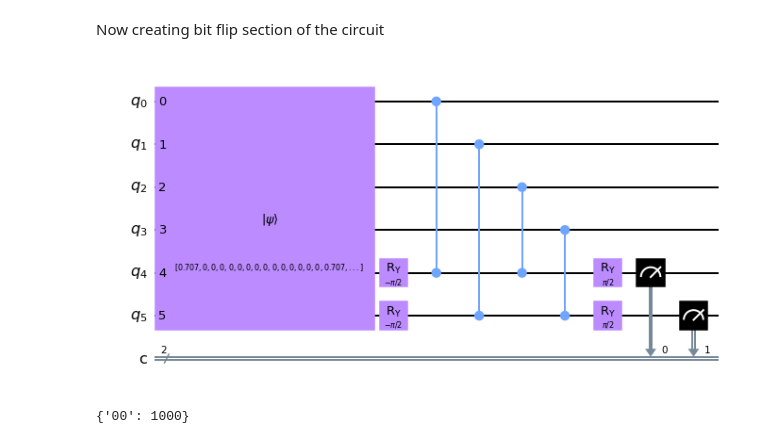
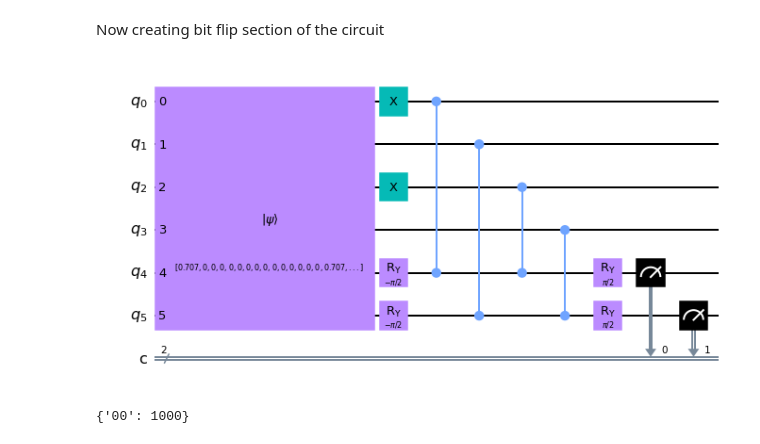
Before and after one commit to daschaich/QEC-Notebooks, a Jupyter notebook: 7 Qubit Error Detection Surface Code.ipynb, the cells around one changed output. Drawn from its saved outputs; the diff is of its cells as text; code cells hidden in the pictures.

```diff
--- a/7 Qubit Error Detection Surface Code.ipynb
+++ b/7 Qubit Error Detection Surface Code.ipynb
@@ -61,34 +61,39 @@ initial_state = []
 for i in range(0,64):
     if i == 0:
         initial_state.append(1/np.sqrt(2))
     elif i == 15:
         initial_state.append(1/np.sqrt(2))
     else:
         initial_state.append(0)
 
 sc2 = QuantumCircuit(6,2)
 sc2.initialize(initial_state, sc2.qubits)
  #Initialize circuit
 
 
 
 sc2.ry(-pi/2,4)
 sc2.ry(-pi/2,5)
 
+sc2.x(0)
+sc2.x(2)
+
 sc2.cz(0,4)
 sc2.cz(1,5)
 sc2.cz(2,4)
 sc2.cz(3,5)
 
 sc2.ry(pi/2,4)
 sc2.ry(pi/2,5)
 
+
+
 sc2.measure(4,0)
 sc2.measure(5,1)
 
 sc2.draw('mpl')
 # %% [output]
-[figure, old version]
+[figure, new version]
 # %%
 backend = BasicAer.get_backend('qasm_simulator') #The device to run on
 result = backend.run(transpile(sc2,backend), shots = 1000).result()
```
Also changed, not shown: parts of 3 cells of this notebook.
